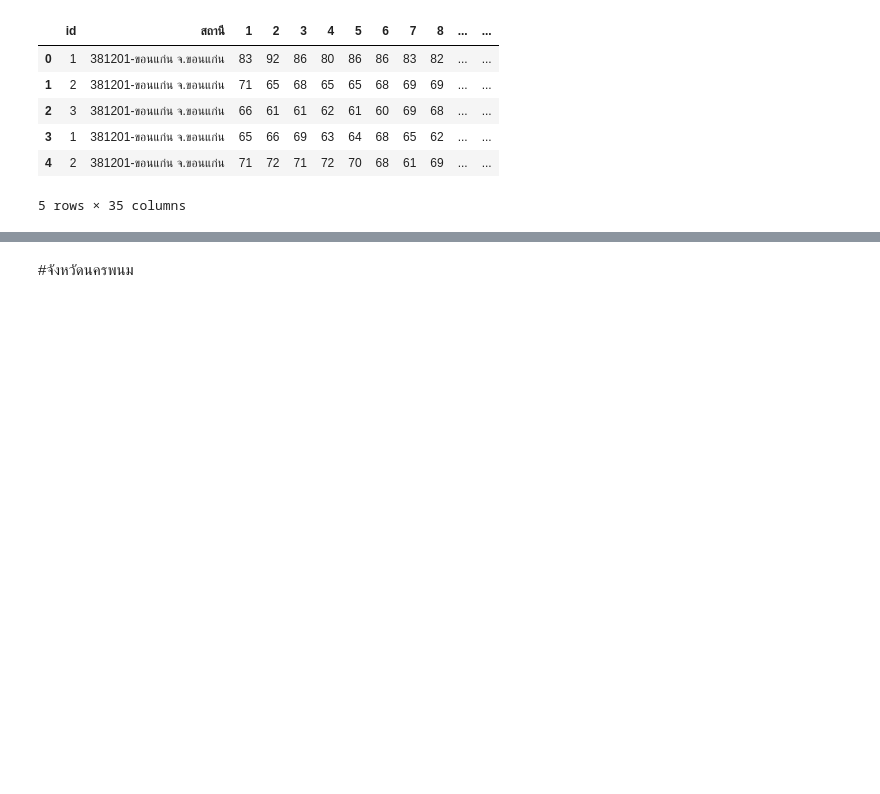
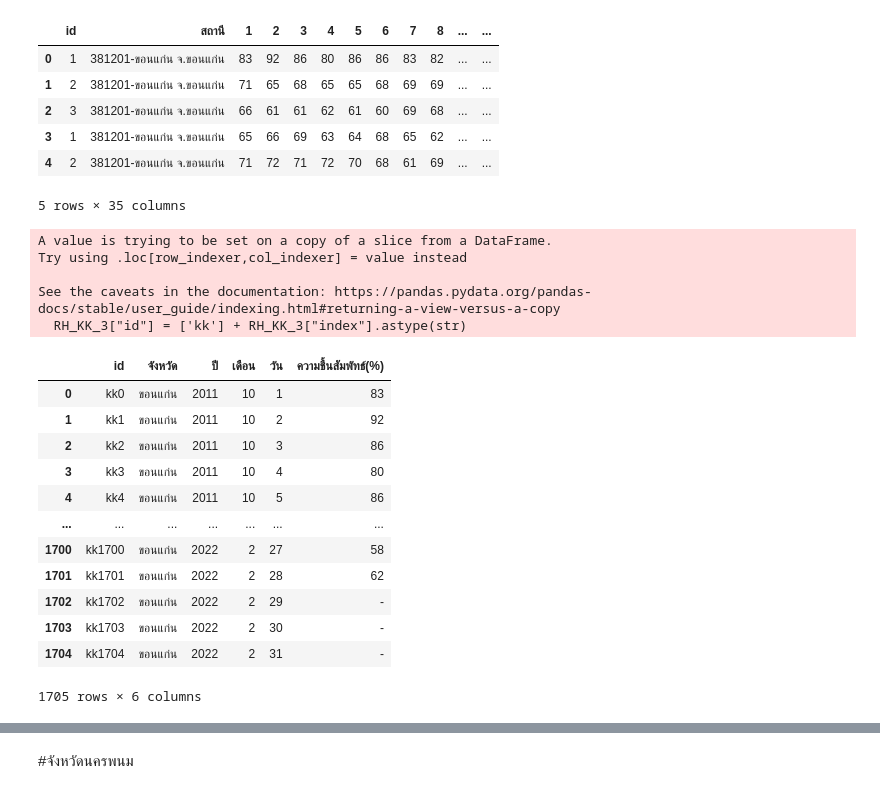
Before and after one commit to KorrawanOu/BSC_DPDM23, a Jupyter notebook: midterm_bscdpdm23.ipynb, the cells around one changed output, grey strips where cells are left out. Saved outputs shown, nothing was run; the diff lists cells and outputs as text; code cells hidden in the pictures; blank space fills up the shorter version.

```diff
--- a/midterm_bscdpdm23.ipynb
+++ b/midterm_bscdpdm23.ipynb
@@ -150,10 +177,10 @@ RH_kk.head()
 | 4 | 2 | 381201-ขอนแก่น จ.ขอนแก่น | 2012-02-01 | 71 | 72 | 71 | 72 | 70 | 68 | 61 | ... | ... |
 5 rows × 35 columns
 # %%
-RH_KK = RH_kk.drop(['เฉลี่ย'], axis=1)
-RH_KK['year'] = RH_KK['เดือน-ปี'].dt.year
-RH_KK['month'] = RH_KK['เดือน-ปี'].dt.month
-RH_KK = RH_KK.drop(['เดือน-ปี'], axis=1)
+RH_KK = RH_kk.drop(['Unnamed: 34'], axis=1)
+RH_KK['ปี'] = RH_KK['เดือน/ปี'].dt.year
+RH_KK['เดือน'] = RH_KK['เดือน/ปี'].dt.month
+RH_KK = RH_KK.drop(['เดือน/ปี'], axis=1)
 RH_KK.head()
 # %% [output]
 |  | id | สถานี | 1 | 2 | 3 | 4 | 5 | 6 | 7 | 8 | ... | ... |
@@ -163,6 +190,43 @@ RH_KK.head()
 | 3 | 1 | 381201-ขอนแก่น จ.ขอนแก่น | 65 | 66 | 69 | 63 | 64 | 68 | 65 | 62 | ... | ... |
 | 4 | 2 | 381201-ขอนแก่น จ.ขอนแก่น | 71 | 72 | 71 | 72 | 70 | 68 | 61 | 69 | ... | ... |
 5 rows × 35 columns
+# %%
+RH_KK_1 = RH_KK.set_index(['สถานี','id','ปี','เดือน']).stack().reset_index()
+RH_KK_1.rename(columns={'level_4' : 'วัน'},inplace=True)
+RH_KK_1.rename(columns={0 : 'ความชื้นสัมพัทธ์(%)'},inplace=True)
+RH_KK_1
+
+RH_KK_1['จังหวัด'] = len(RH_KK_1)*['ขอนแก่น']
+RH_KK_1
+
+RH_KK_2 = RH_KK_1[['จังหวัด','ปี','เดือน','วัน','ความชื้นสัมพัทธ์(%)']].reset_index()
+RH_KK_3 = RH_KK_2[['จังหวัด','index','ปี','เดือน','วัน','ความชื้นสัมพัทธ์(%)']]
+RH_KK_3
+
+RH_KK_3["id"] = ['kk'] + RH_KK_3["index"].astype(str)
+RH_KK_3.drop(['index'],axis=1)
+
+RH_KK_4 = RH_KK_3[['id','จังหวัด','ปี','เดือน','วัน','ความชื้นสัมพัทธ์(%)']]
+RH_KK_4
+# %% [output]
+A value is trying to be set on a copy of a slice from a DataFrame.
+Try using .loc[row_indexer,col_indexer] = value instead
+
+See the caveats in the documentation: https://pandas.pydata.org/pandas-docs/stable/user_guide/indexing.html#returning-a-view-versus-a-copy
+  RH_KK_3["id"] = ['kk'] + RH_KK_3["index"].astype(str)
+|  | id | จังหวัด | ปี | เดือน | วัน | ความชื้นสัมพัทธ์(%) |
+| 0 | kk0 | ขอนแก่น | 2011 | 10 | 1 | 83 |
+| 1 | kk1 | ขอนแก่น | 2011 | 10 | 2 | 92 |
+| 2 | kk2 | ขอนแก่น | 2011 | 10 | 3 | 86 |
+| 3 | kk3 | ขอนแก่น | 2011 | 10 | 4 | 80 |
+| 4 | kk4 | ขอนแก่น | 2011 | 10 | 5 | 86 |
+| ... | ... | ... | ... | ... | ... | ... |
+| 1700 | kk1700 | ขอนแก่น | 2022 | 2 | 27 | 58 |
+| 1701 | kk1701 | ขอนแก่น | 2022 | 2 | 28 | 62 |
+| 1702 | kk1702 | ขอนแก่น | 2022 | 2 | 29 | - |
+| 1703 | kk1703 | ขอนแก่น | 2022 | 2 | 30 | - |
+| 1704 | kk1704 | ขอนแก่น | 2022 | 2 | 31 | - |
+1705 rows × 6 columns
 # %%
 WS_kk.rename(columns={'Unnamed: 0' : 'id'},inplace=True)
 WS_kk.rename(columns={'Unnamed: 1' : 'สถานี'},inplace=True)
```
Also changed, not shown: parts of 44 cells of this notebook.
